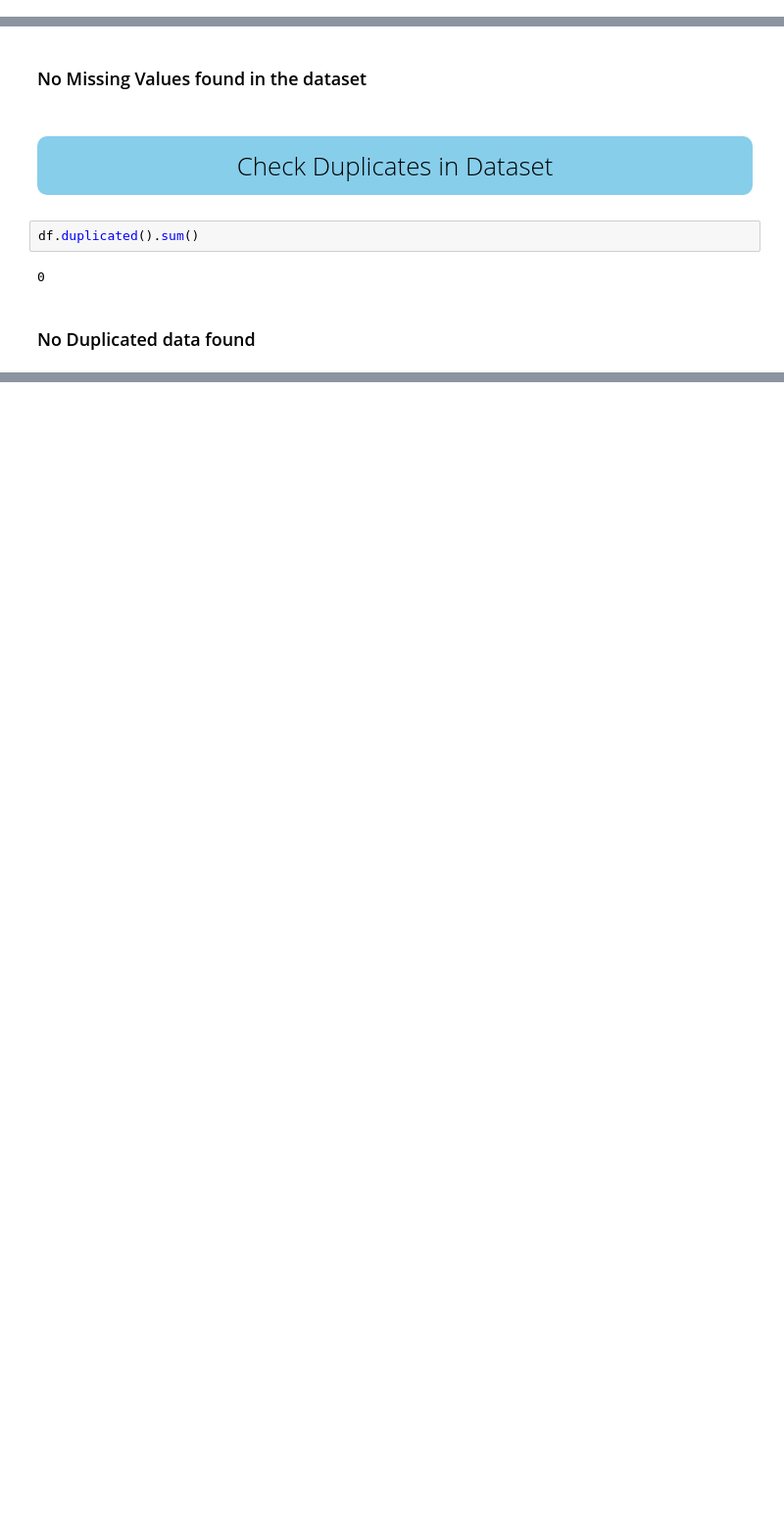
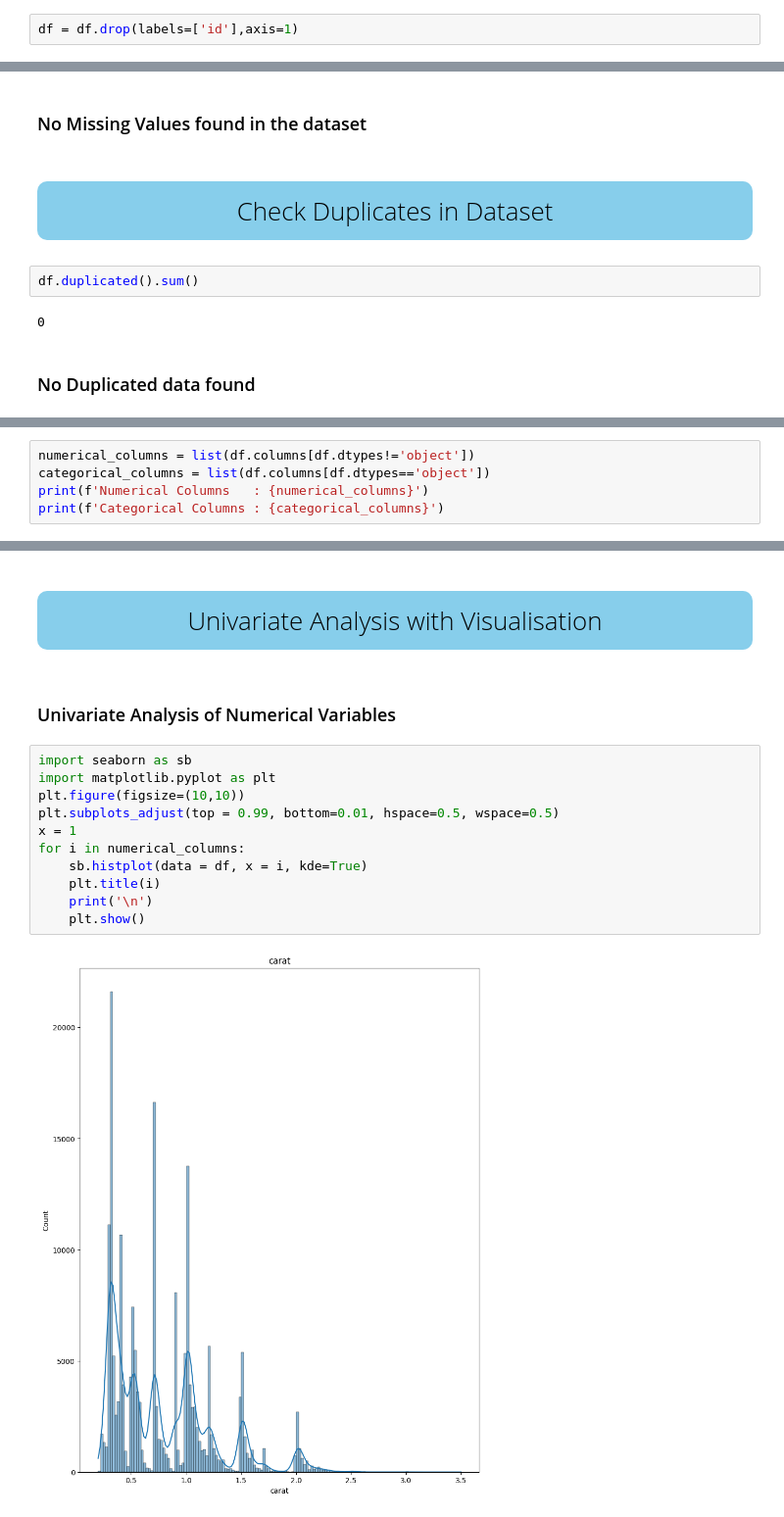
Before and after one commit to utkarshg1/mlproject_regression, a Jupyter notebook: notebook/1_EDA_Gemstone_price.ipynb, the cells around one changed output, grey strips where cells are left out. Shown: that part at 98% size. Cells and saved outputs as stored; diff of their text form; blank space fills up the shorter version.

```diff
--- a/notebook/1_EDA_Gemstone_price.ipynb
+++ b/notebook/1_EDA_Gemstone_price.ipynb
@@ -64,3 +66,5 @@ memory usage: 16.2+ MB
+# %%
+df = df.drop(labels=['id'],axis=1)
 # %% [markdown]
 # <p style="padding:10px;background-color:#87CEEB ;margin:10;color:#000000;font-family:newtimeroman;font-size:100%;text-align:center;border-radius: 10px 10px ;overflow:hidden;font-weight:50">Check Missing Values in Dataset</p>
 # %%
@@ -90,0 +98,5 @@ df.duplicated().sum()
+# %%
+numerical_columns = list(df.columns[df.dtypes!='object'])
+categorical_columns = list(df.columns[df.dtypes=='object'])
+print(f'Numerical Columns   : {numerical_columns}')
+print(f'Categorical Columns : {categorical_columns}')
@@ -90,0 +146,17 @@ df.duplicated().sum()
+# %% [markdown]
+# <p style="padding:10px;background-color:#87CEEB ;margin:10;color:#000000;font-family:newtimeroman;font-size:100%;text-align:center;border-radius: 10px 10px ;overflow:hidden;font-weight:50">Univariate Analysis with Visualisation</p>
+# %% [markdown]
+### Univariate Analysis of Numerical Variables
+# %%
+import seaborn as sb
+import matplotlib.pyplot as plt
+plt.figure(figsize=(10,10))
+plt.subplots_adjust(top = 0.99, bottom=0.01, hspace=0.5, wspace=0.5)
+x = 1
+for i in numerical_columns:
+    sb.histplot(data = df, x = i, kde=True)
+    plt.title(i)
+    print('\n')
+    plt.show()
+# %% [output]
+[figure, added]
```
Also changed, not shown: parts of 18 cells of this notebook.
